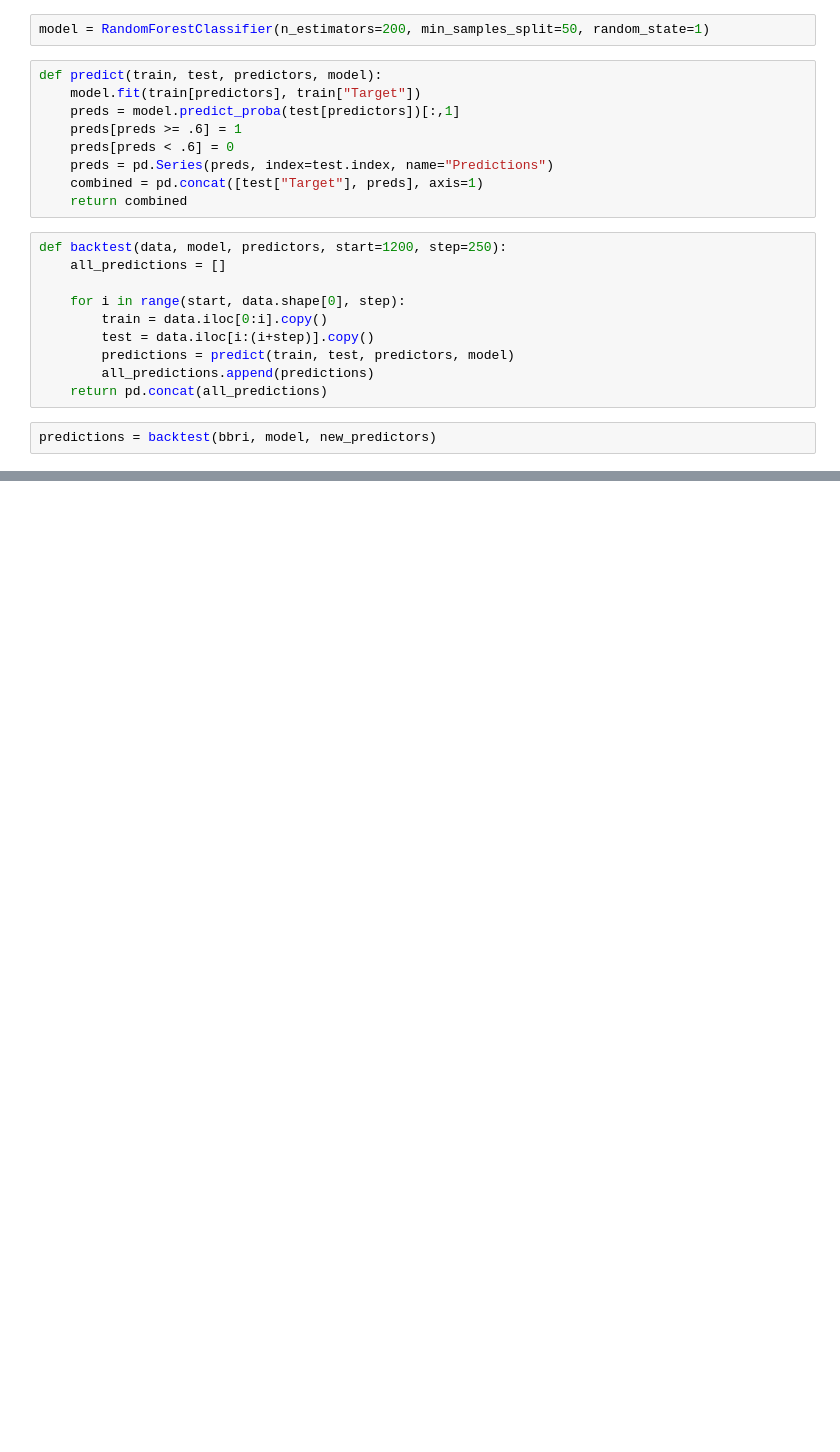
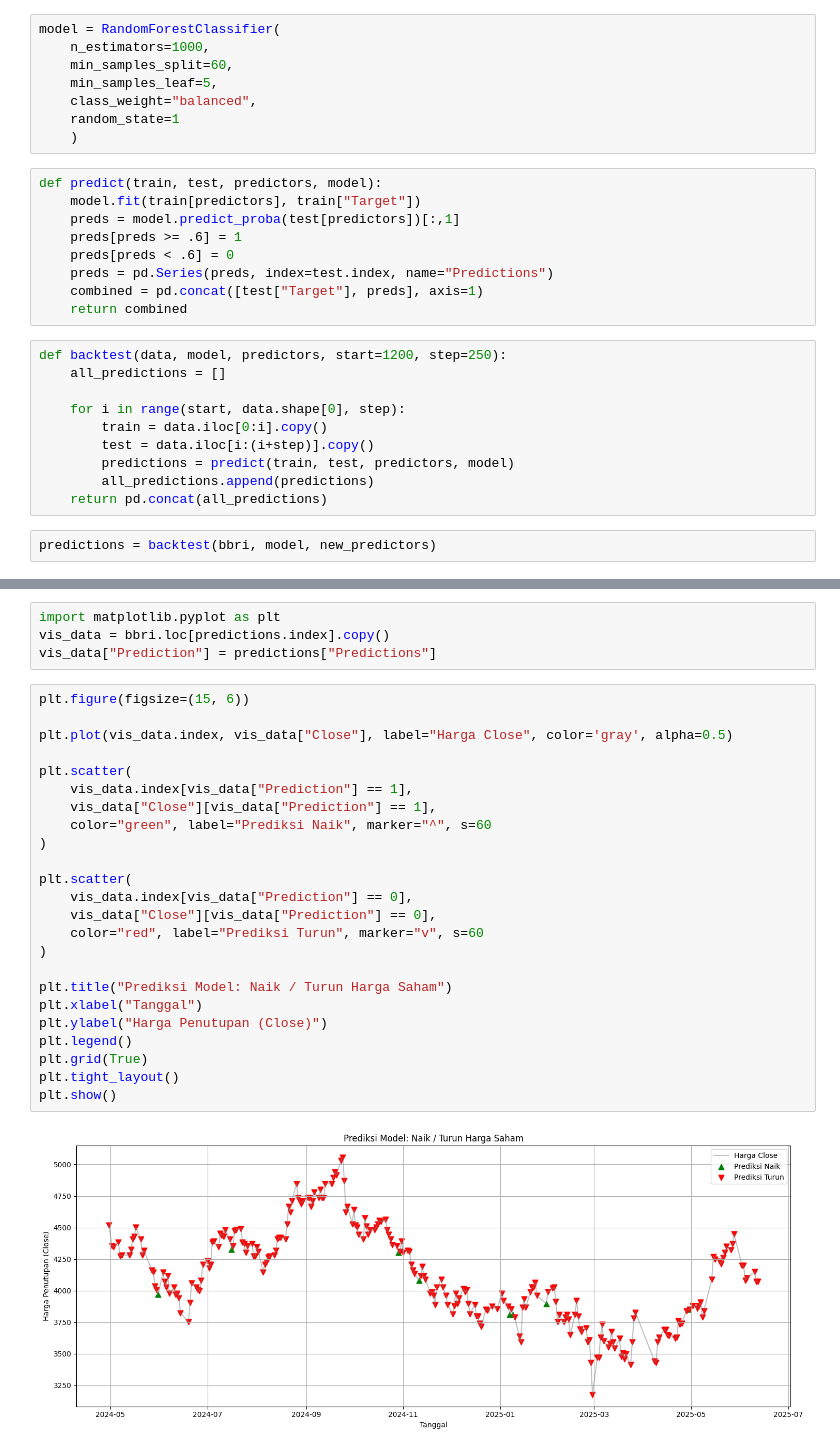
Before and after one commit to galang006/forecasting_stock_market, a Jupyter notebook: stock_market_predict_random_forest.ipynb, the cells around one changed output, grey strips where cells are left out. Saved outputs shown, nothing was run; the diff lists cells and outputs as text; blank space fills up the shorter version.

Commit message:
menambah visualisasi dan metrik evaluasi

```diff
--- a/stock_market_predict_random_forest.ipynb
+++ b/stock_market_predict_random_forest.ipynb
@@ -260,7 +260,13 @@ bbri
 | 2025-06-12 00:00:00+07:00 | 4070.000000 | 4100.000000 | 4060.000000 | 4070.000000 | 113850500 | 4010.000000 | 0 | 1.000000 | 0.0 | 0.994138 | ... |
 1462 rows × 17 columns
 # %%
-model = RandomForestClassifier(n_estimators=200, min_samples_split=50, random_state=1)
+model = RandomForestClassifier(
+    n_estimators=1000,
+    min_samples_split=60,
+    min_samples_leaf=5,
+    class_weight="balanced",
+    random_state=1
+    )
 # %%
 def predict(train, test, predictors, model):
     model.fit(train[predictors], train["Target"])
@@ -295,0 +319,30 @@ precision_score(predictions["Target"], predictions["Predictions"])
+# %%
+import matplotlib.pyplot as plt
+vis_data = bbri.loc[predictions.index].copy()
+vis_data["Prediction"] = predictions["Predictions"]
+# %%
+plt.figure(figsize=(15, 6))
+
+plt.plot(vis_data.index, vis_data["Close"], label="Harga Close", color='gray', alpha=0.5)
+
+plt.scatter(
+    vis_data.index[vis_data["Prediction"] == 1],
+    vis_data["Close"][vis_data["Prediction"] == 1],
+    color="green", label="Prediksi Naik", marker="^", s=60
+)
+
+plt.scatter(
+    vis_data.index[vis_data["Prediction"] == 0],
+    vis_data["Close"][vis_data["Prediction"] == 0],
+    color="red", label="Prediksi Turun", marker="v", s=60
+)
+
+plt.title("Prediksi Model: Naik / Turun Harga Saham")
+plt.xlabel("Tanggal")
+plt.ylabel("Harga Penutupan (Close)")
+plt.legend()
+plt.grid(True)
+plt.tight_layout()
+plt.show()
+# %% [output]
+[figure, added]
```
Also changed, not shown: parts of 4 cells of this notebook.
